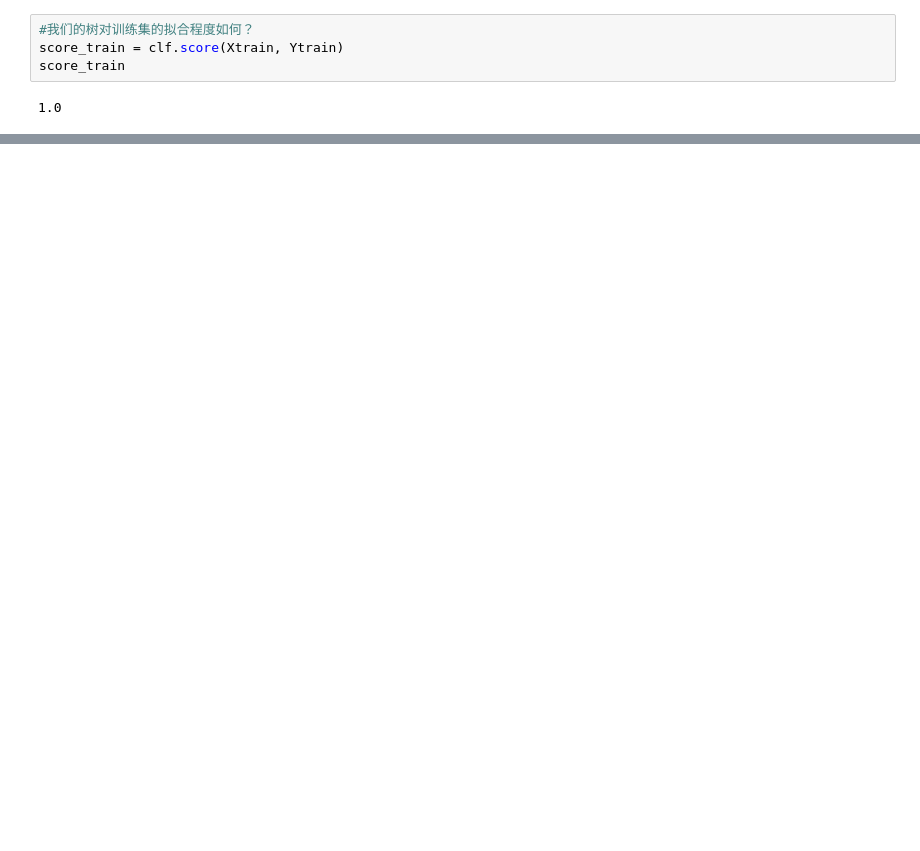
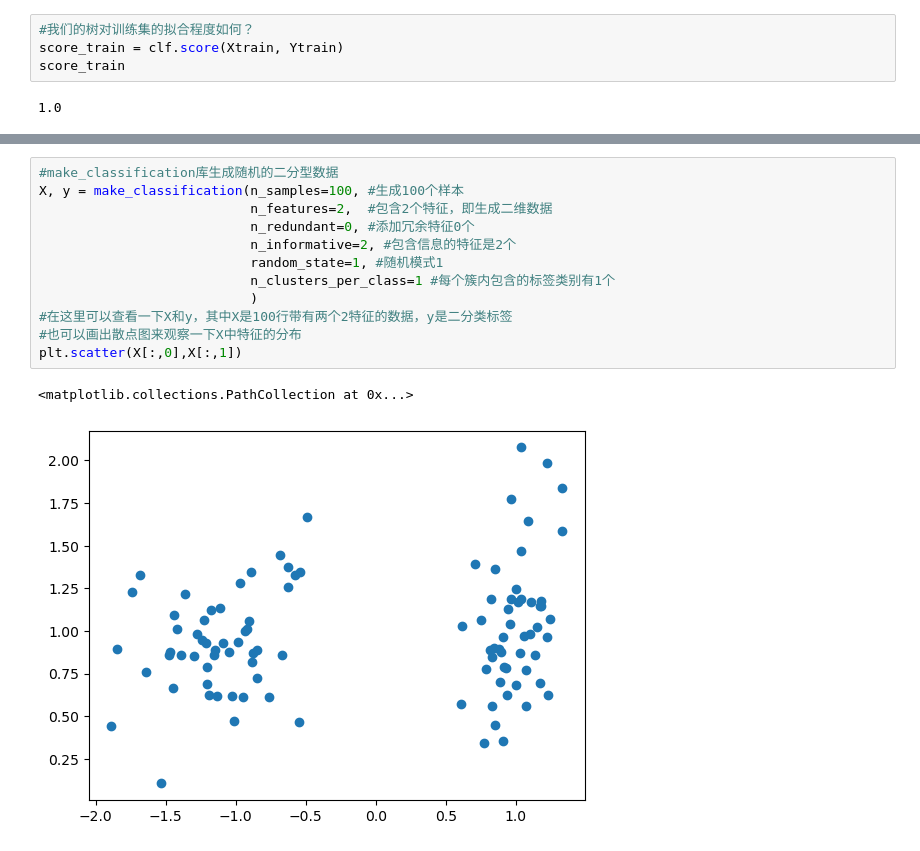
Before and after one commit to Vincy-w/SKLearn, a Jupyter notebook: jupyter/DecisionTree.ipynb, the cells around one changed output, grey strips where cells are left out. Drawn from its saved outputs; the diff is of its cells as text; blank space fills up the shorter version.

```diff
--- a/jupyter/DecisionTree.ipynb
+++ b/jupyter/DecisionTree.ipynb
@@ -205,0 +213,15 @@ array([1, 0, 1, 0, 2, 1, 0, 0, 0, 2, 1, 2, 1, 1, 1, 0, 1, 2, 1, 1, 1, 0,
+# %%
+#make_classification库生成随机的二分型数据
+X, y = make_classification(n_samples=100, #生成100个样本
+                           n_features=2,  #包含2个特征，即生成二维数据
+                           n_redundant=0, #添加冗余特征0个
+                           n_informative=2, #包含信息的特征是2个
+                           random_state=1, #随机模式1
+                           n_clusters_per_class=1 #每个簇内包含的标签类别有1个
+                           )
+#在这里可以查看一下X和y，其中X是100行带有两个2特征的数据，y是二分类标签
+#也可以画出散点图来观察一下X中特征的分布
+plt.scatter(X[:,0],X[:,1])
+# %% [output]
+<matplotlib.collections.PathCollection at 0x...>
+[figure, added]
```
Also changed, not shown: parts of 14 cells of this notebook, 1 other file.
